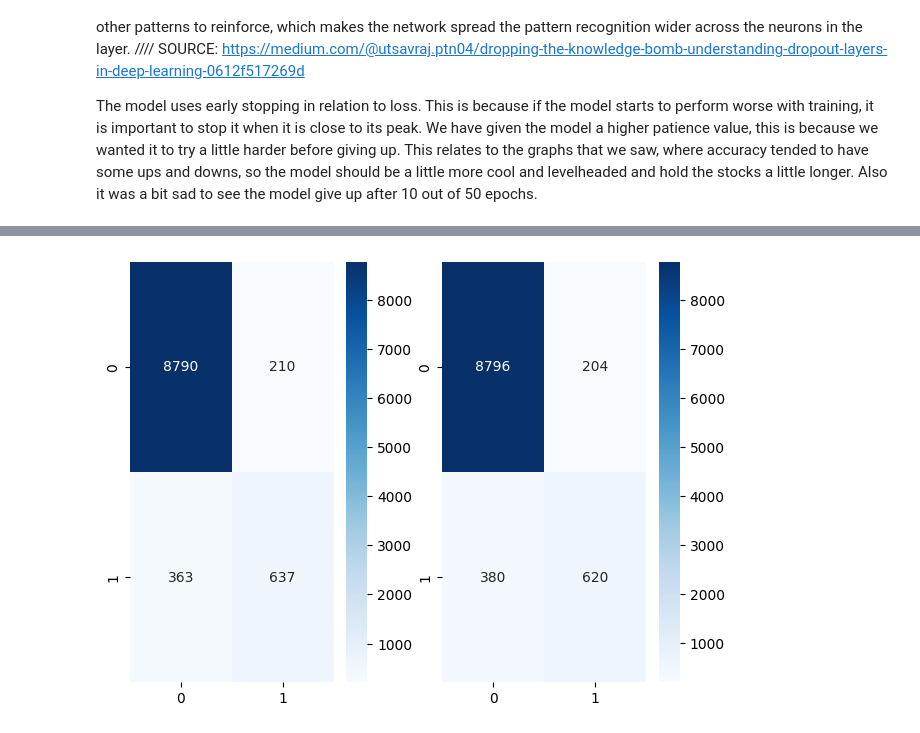
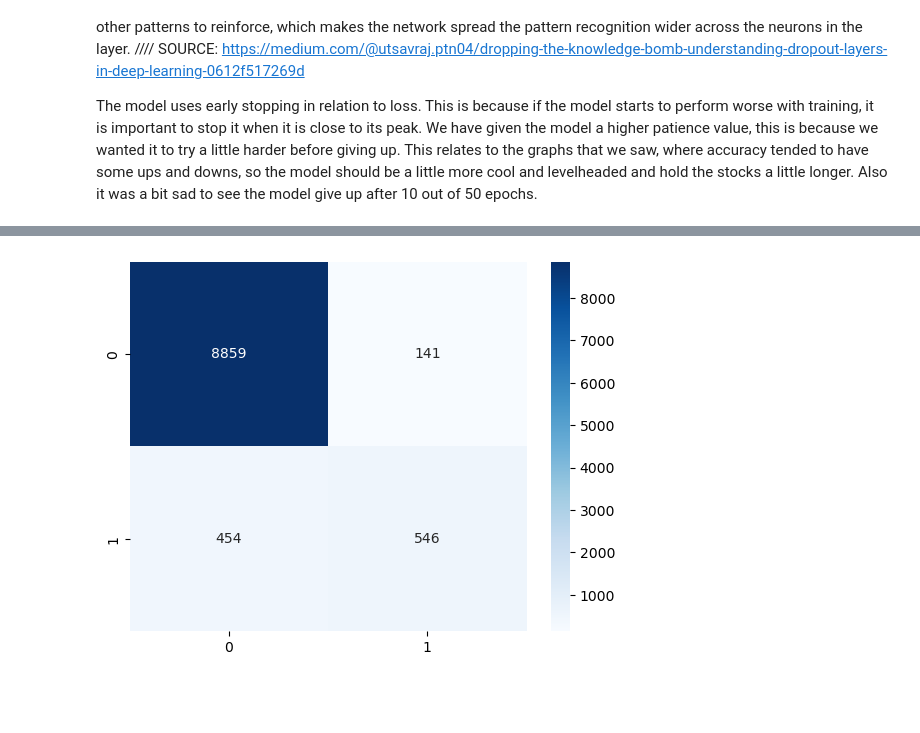
Before and after one commit to ellrub/Info284, a Jupyter notebook: groupExam2025.ipynb, the cells around one changed output, grey strips where cells are left out. Cells and saved outputs as stored; diff of their text form; code cells hidden in the pictures; blank space fills up the shorter version.

```diff
--- a/groupExam2025.ipynb
+++ b/groupExam2025.ipynb
@@ -134,6 +133,7 @@ def combine_reviews(_data):
     labels_to_remove = []
     for n in range(len(X_neg)):
         if X_neg[n] in (None, "", "negative") and X_pos[n] in (None, "", "positive"):
+            # Append the number when the review is useless, so we can remove it's label.
             labels_to_remove.append(n)
         else:
             if X_neg[n] in (None, "", "negative"):
@@ -148,7 +148,7 @@ def target_score_to_expression(_data, none_labels):
     _scores_pre = _data["Reviewer_Score"].values
     _scores = []
     for n in range(len(_scores_pre)):
-        if _scores_pre[n] not in none_labels:
+        if n not in none_labels:
             if _scores_pre[n] < 6:
                 _scores.append("negative")
             elif _scores_pre[n] < 8:
@@ -455,6 +449,8 @@ y_pred_nlp = nlp_model.predict(X_test_NLP)
 clf_report_NLP = classification_report(y_test_NLP, y_pred_nlp, output_dict = True)
 print(clf_report_NLP)
 
-sns.heatmap(pd.DataFrame(clf_report_NLP).iloc[:-1, :].T, annot = True, cmap = "Blues")
+fig, ax = plt.subplots(1,1)
+sns.heatmap(pd.DataFrame(clf_report_NLP).iloc[:-1, :].T, annot = True, cmap = "Blues", ax=ax)
+fig.savefig('./matplotlib_data/class_rep_nlp')
 # %% [output]
 {'negative': {'precision': 0.4023205002636932, 'recall': 0.4994388327721661, 'f1-score': 0.4456499061130816, 'support': 10692.0}, 'neutral': {'precision': 0.4178254254679263, 'recall': 0.4635888980489 ...
@@ -1086,4 +1058,5 @@ Creating `confusion_matrix` for each model to compare what makes them different.
 # %%
+# Create a confusion matrix, uses seaborn to show it.
 def made_predictions(predictions):
     array = []
     for pred in predictions:
@@ -1095,16 +1068,9 @@ def made_predictions(predictions):
 
 y_pred_acc = acc_model.predict(x_test)
 y_pred_acc = made_predictions(y_pred_acc)
-best_cf = confusion_matrix(y_test, y_pred_acc)
+acc_cf = confusion_matrix(y_test, y_pred_acc)
 
-y_pred_f1 = f1_model.predict(x_test)
-y_pred_f1 = made_predictions(y_pred_f1)
-worse_cf = confusion_matrix(y_test, y_pred_f1)
-
-fig, ax = plt.subplots(1,2)
-fig.tight_layout()
-sns.heatmap(best_cf, annot=True, cmap='Blues', fmt='d', ax=ax[0])
-sns.heatmap(worse_cf, annot=True, cmap='Blues', fmt='d', ax=ax[1])
+sns.heatmap(acc_cf, annot=True, cmap='Blues', fmt='d')
 fig.savefig('./matplotlib_data/conf_mat_CNN')
 fig.show()
 # %% [output]
@@ -1113 +1078 @@ fig.show()
-[figure, old version]
+[figure, new version]
```
Also changed, not shown: parts of 49 cells of this notebook, 9 other files.
